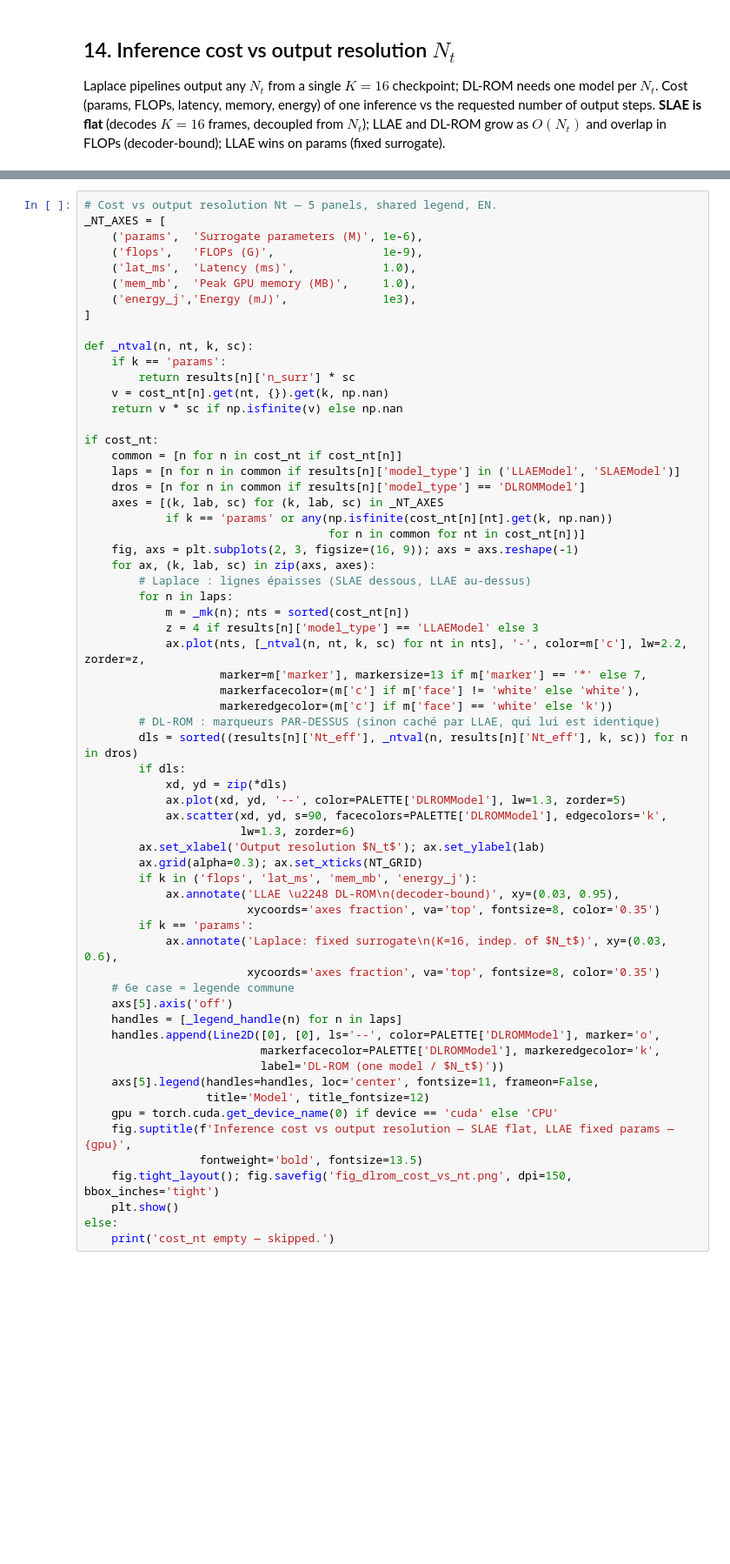
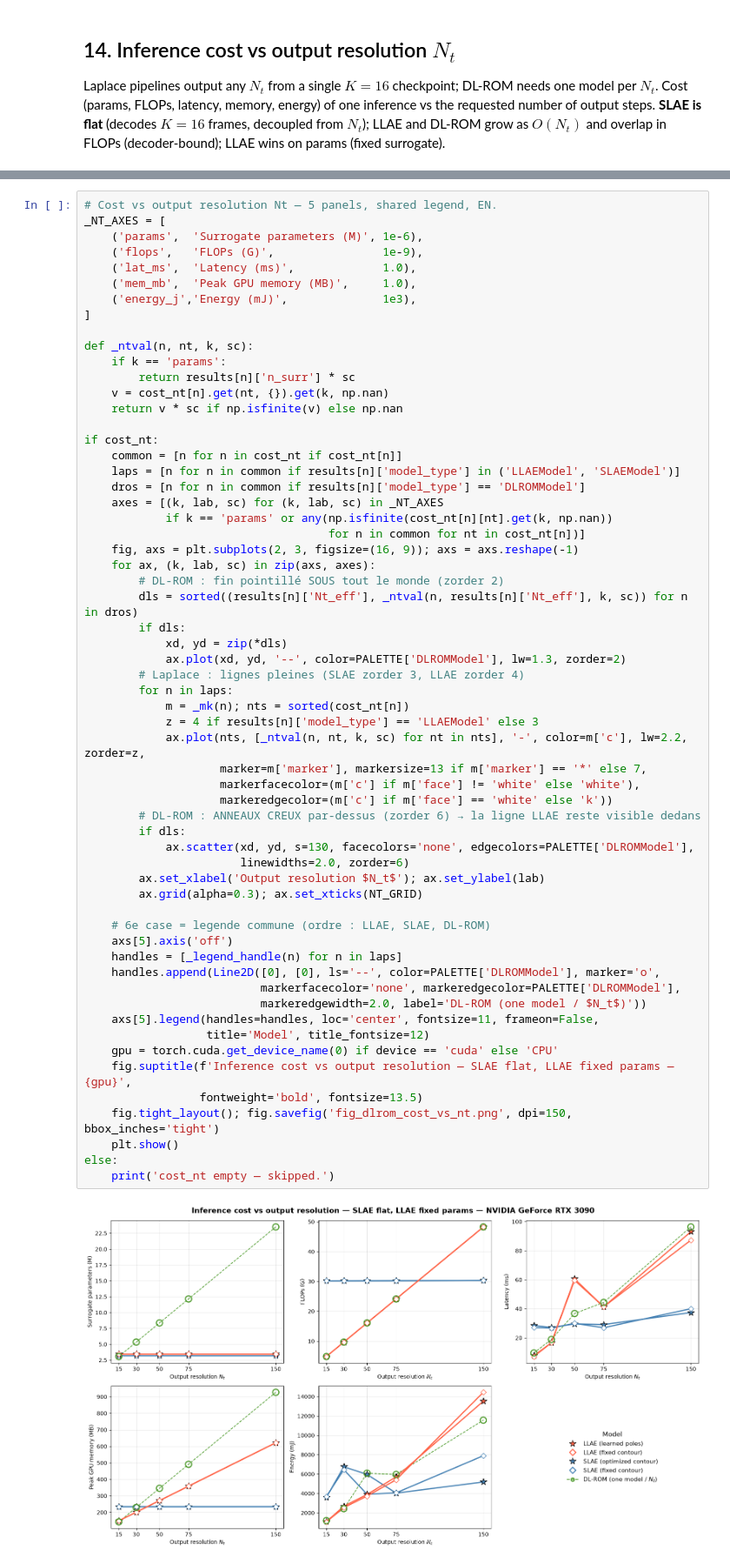
Before and after one commit to keyvanatt/laplace-autoencoders, a Jupyter notebook: notebooks/eval_dlrom.ipynb, the cells around one changed output, grey strips where cells are left out. Shown at 87% size. Drawn from its saved outputs; the diff is of its cells as text; blank space fills up the shorter version.

```diff
--- a/notebooks/eval_dlrom.ipynb
+++ b/notebooks/eval_dlrom.ipynb
@@ -1031,46 +1046,45 @@ if cost_nt:
     common = [n for n in cost_nt if cost_nt[n]]
     laps = [n for n in common if results[n]['model_type'] in ('LLAEModel', 'SLAEModel')]
     dros = [n for n in common if results[n]['model_type'] == 'DLROMModel']
     axes = [(k, lab, sc) for (k, lab, sc) in _NT_AXES
             if k == 'params' or any(np.isfinite(cost_nt[n][nt].get(k, np.nan))
                                     for n in common for nt in cost_nt[n])]
     fig, axs = plt.subplots(2, 3, figsize=(16, 9)); axs = axs.reshape(-1)
     for ax, (k, lab, sc) in zip(axs, axes):
-        # Laplace : lignes épaisses (SLAE dessous, LLAE au-dessus)
+        # DL-ROM : fin pointillé SOUS tout le monde (zorder 2)
+        dls = sorted((results[n]['Nt_eff'], _ntval(n, results[n]['Nt_eff'], k, sc)) for n in dros)
+        if dls:
+            xd, yd = zip(*dls)
+            ax.plot(xd, yd, '--', color=PALETTE['DLROMModel'], lw=1.3, zorder=2)
+        # Laplace : lignes pleines (SLAE zorder 3, LLAE zorder 4)
         for n in laps:
             m = _mk(n); nts = sorted(cost_nt[n])
             z = 4 if results[n]['model_type'] == 'LLAEModel' else 3
             ax.plot(nts, [_ntval(n, nt, k, sc) for nt in nts], '-', color=m['c'], lw=2.2, zorder=z,
                     marker=m['marker'], markersize=13 if m['marker'] == '*' else 7,
                     markerfacecolor=(m['c'] if m['face'] != 'white' else 'white'),
                     markeredgecolor=(m['c'] if m['face'] == 'white' else 'k'))
-        # DL-ROM : marqueurs PAR-DESSUS (sinon caché par LLAE, qui lui est identique)
-        dls = sorted((results[n]['Nt_eff'], _ntval(n, results[n]['Nt_eff'], k, sc)) for n in dros)
+        # DL-ROM : ANNEAUX CREUX par-dessus (zorder 6) → la ligne LLAE reste visible dedans
         if dls:
-            xd, yd = zip(*dls)
-            ax.plot(xd, yd, '--', color=PALETTE['DLROMModel'], lw=1.3, zorder=5)
-            ax.scatter(xd, yd, s=90, facecolors=PALETTE['DLROMModel'], edgecolors='k',
-                       lw=1.3, zorder=6)
+            ax.scatter(xd, yd, s=130, facecolors='none', edgecolors=PALETTE['DLROMModel'],
+                       linewidths=2.0, zorder=6)
         ax.set_xlabel('Output resolution $N_t$'); ax.set_ylabel(lab)
         ax.grid(alpha=0.3); ax.set_xticks(NT_GRID)
-        if k in ('flops', 'lat_ms', 'mem_mb', 'energy_j'):
-            ax.annotate('LLAE \u2248 DL-ROM\n(decoder-bound)', xy=(0.03, 0.95),
-                        xycoords='axes fraction', va='top', fontsize=8, color='0.35')
-        if k == 'params':
-            ax.annotate('Laplace: fixed surrogate\n(K=16, indep. of $N_t$)', xy=(0.03, 0.6),
-                        xycoords='axes fraction', va='top', fontsize=8, color='0.35')
-    # 6e case = legende commune
+
+    # 6e case = legende commune (ordre : LLAE, SLAE, DL-ROM)
     axs[5].axis('off')
     handles = [_legend_handle(n) for n in laps]
     handles.append(Line2D([0], [0], ls='--', color=PALETTE['DLROMModel'], marker='o',
-                          markerfacecolor=PALETTE['DLROMModel'], markeredgecolor='k',
-                          label='DL-ROM (one model / $N_t$)'))
+                          markerfacecolor='none', markeredgecolor=PALETTE['DLROMModel'],
+                          markeredgewidth=2.0, label='DL-ROM (one model / $N_t$)'))
     axs[5].legend(handles=handles, loc='center', fontsize=11, frameon=False,
                   title='Model', title_fontsize=12)
     gpu = torch.cuda.get_device_name(0) if device == 'cuda' else 'CPU'
     fig.suptitle(f'Inference cost vs output resolution — SLAE flat, LLAE fixed params — {gpu}',
                  fontweight='bold', fontsize=13.5)
     fig.tight_layout(); fig.savefig('fig_dlrom_cost_vs_nt.png', dpi=150, bbox_inches='tight')
     plt.show()
 else:
     print('cost_nt empty — skipped.')
+# %% [output]
+[figure, added]
```
Also changed, not shown: parts of 8 cells of this notebook.
